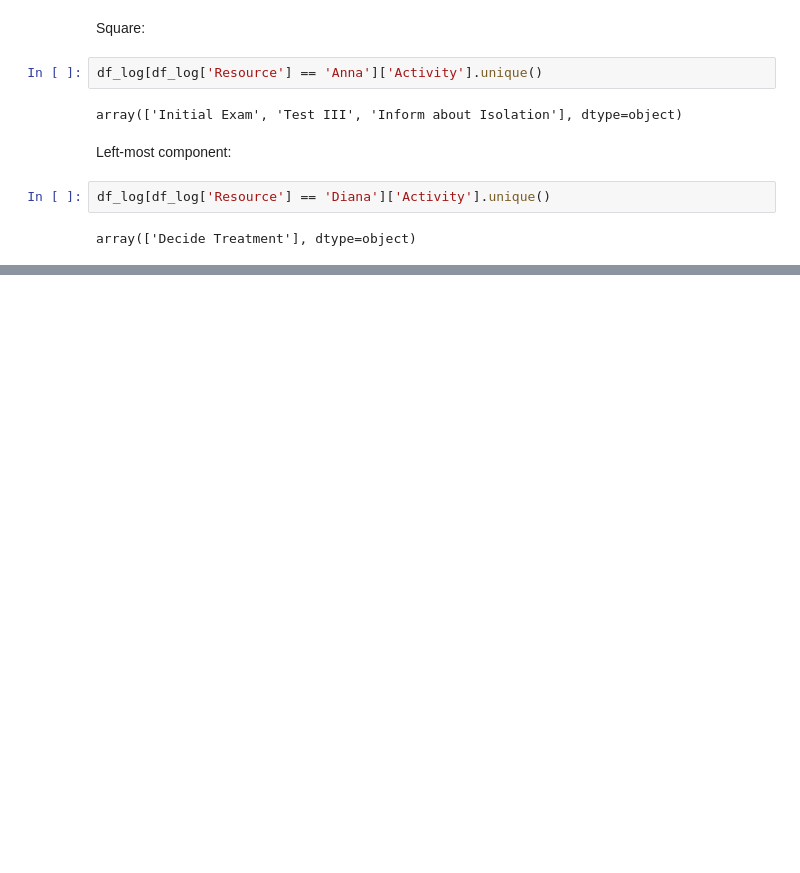
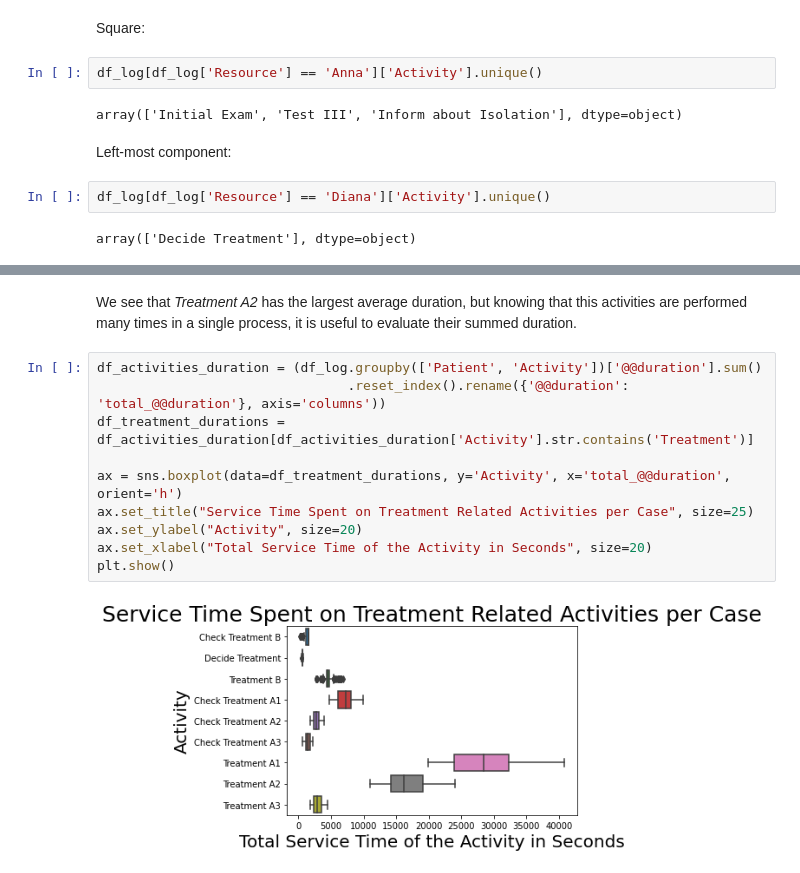
Before and after one commit to brunompacheco/APM-A1, a Jupyter notebook: submission/analysis.ipynb, the cells around one changed output, grey strips where cells are left out. Drawn from its saved outputs; the diff is of its cells as text; blank space fills up the shorter version.

```diff
--- a/submission/analysis.ipynb
+++ b/submission/analysis.ipynb
@@ -840,0 +899,14 @@ array(['Decide Treatment'], dtype=object)
+# %% [markdown]
+We see that _Treatment A2_ has the largest average duration, but knowing that this activities are performed many times in a single process, it is useful to evaluate their summed duration.
+# %%
+df_activities_duration = (df_log.groupby(['Patient', 'Activity'])['@@duration'].sum()
+                                .reset_index().rename({'@@duration': 'total_@@duration'}, axis='columns'))
+df_treatment_durations = df_activities_duration[df_activities_duration['Activity'].str.contains('Treatment')]
+
+ax = sns.boxplot(data=df_treatment_durations, y='Activity', x='total_@@duration', orient='h')
+ax.set_title("Service Time Spent on Treatment Related Activities per Case", size=25)
+ax.set_ylabel("Activity", size=20)
+ax.set_xlabel("Total Service Time of the Activity in Seconds", size=20)
+plt.show()
+# %% [output]
+[figure, added]
```
Also changed, not shown: parts of 54 cells of this notebook, 25 other files.
